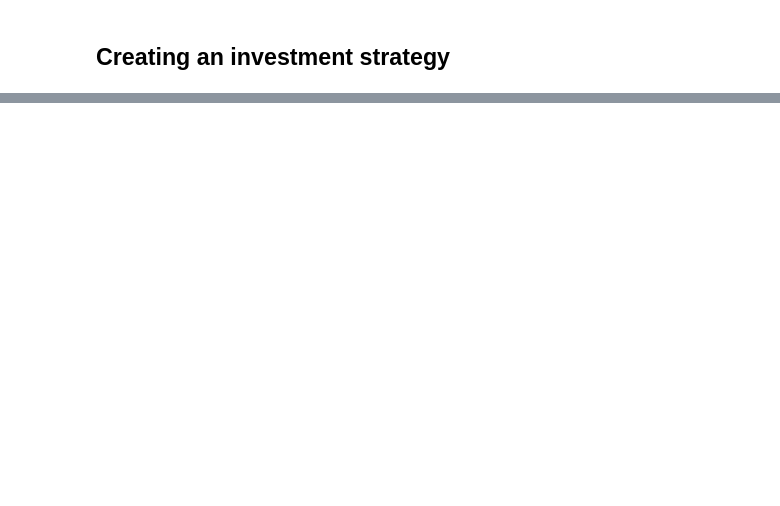
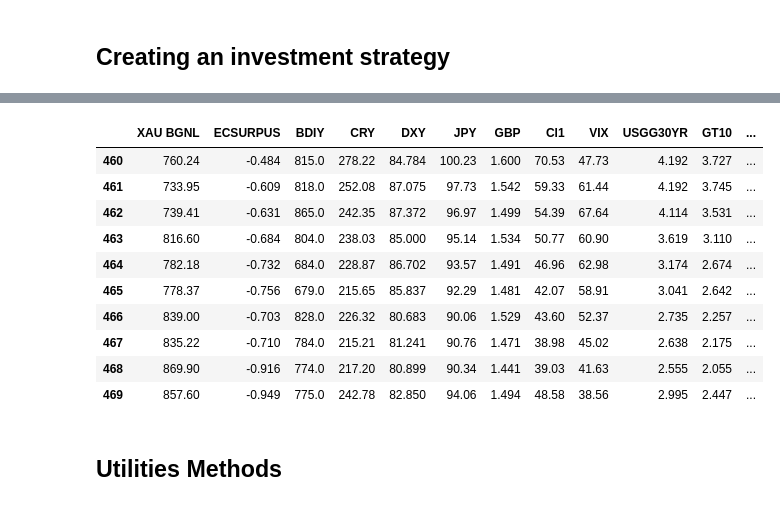
Before and after one commit to sonephyo/MarketAnomalyDetection, a Jupyter notebook: main.ipynb, the cells around one changed output, grey strips where cells are left out. Cells and saved outputs as stored; diff of their text form; code cells hidden in the pictures; blank space fills up the shorter version.

```diff
--- a/main.ipynb
+++ b/main.ipynb
@@ -205,0 +287,6 @@ Index(['XAU BGNL', 'ECSURPUS', 'BDIY', 'CRY', 'DXY', 'JPY', 'GBP', 'Cl1',
+# %%
+backTesting_df = backTesting_df.iloc[len(backTesting_df)-0:]
+backTesting_df = backTesting_df[backTesting_df.columns[1:]]
+backTesting_result = predict_model(backTesting_df)
+
+print(backTesting_result)
@@ -205,0 +350,16 @@ Index(['XAU BGNL', 'ECSURPUS', 'BDIY', 'CRY', 'DXY', 'JPY', 'GBP', 'Cl1',
+# %%
+backTesting_df
+# %% [output]
+|  | XAU BGNL | ECSURPUS | BDIY | CRY | DXY | JPY | GBP | Cl1 | VIX | USGG30YR | GT10 | ... |
+| 460 | 760.24 | -0.484 | 815.0 | 278.22 | 84.784 | 100.23 | 1.600 | 70.53 | 47.73 | 4.192 | 3.727 | ... |
+| 461 | 733.95 | -0.609 | 818.0 | 252.08 | 87.075 | 97.73 | 1.542 | 59.33 | 61.44 | 4.192 | 3.745 | ... |
+| 462 | 739.41 | -0.631 | 865.0 | 242.35 | 87.372 | 96.97 | 1.499 | 54.39 | 67.64 | 4.114 | 3.531 | ... |
+| 463 | 816.60 | -0.684 | 804.0 | 238.03 | 85.000 | 95.14 | 1.534 | 50.77 | 60.90 | 3.619 | 3.110 | ... |
+| 464 | 782.18 | -0.732 | 684.0 | 228.87 | 86.702 | 93.57 | 1.491 | 46.96 | 62.98 | 3.174 | 2.674 | ... |
+| 465 | 778.37 | -0.756 | 679.0 | 215.65 | 85.837 | 92.29 | 1.481 | 42.07 | 58.91 | 3.041 | 2.642 | ... |
+| 466 | 839.00 | -0.703 | 828.0 | 226.32 | 80.683 | 90.06 | 1.529 | 43.60 | 52.37 | 2.735 | 2.257 | ... |
+| 467 | 835.22 | -0.710 | 784.0 | 215.21 | 81.241 | 90.76 | 1.471 | 38.98 | 45.02 | 2.638 | 2.175 | ... |
+| 468 | 869.90 | -0.916 | 774.0 | 217.20 | 80.899 | 90.34 | 1.441 | 39.03 | 41.63 | 2.555 | 2.055 | ... |
+| 469 | 857.60 | -0.949 | 775.0 | 242.78 | 82.850 | 94.06 | 1.494 | 48.58 | 38.56 | 2.995 | 2.447 | ... |
+# %% [markdown]
+## Utilities Methods
```
Also changed, not shown: parts of 13 cells of this notebook.
